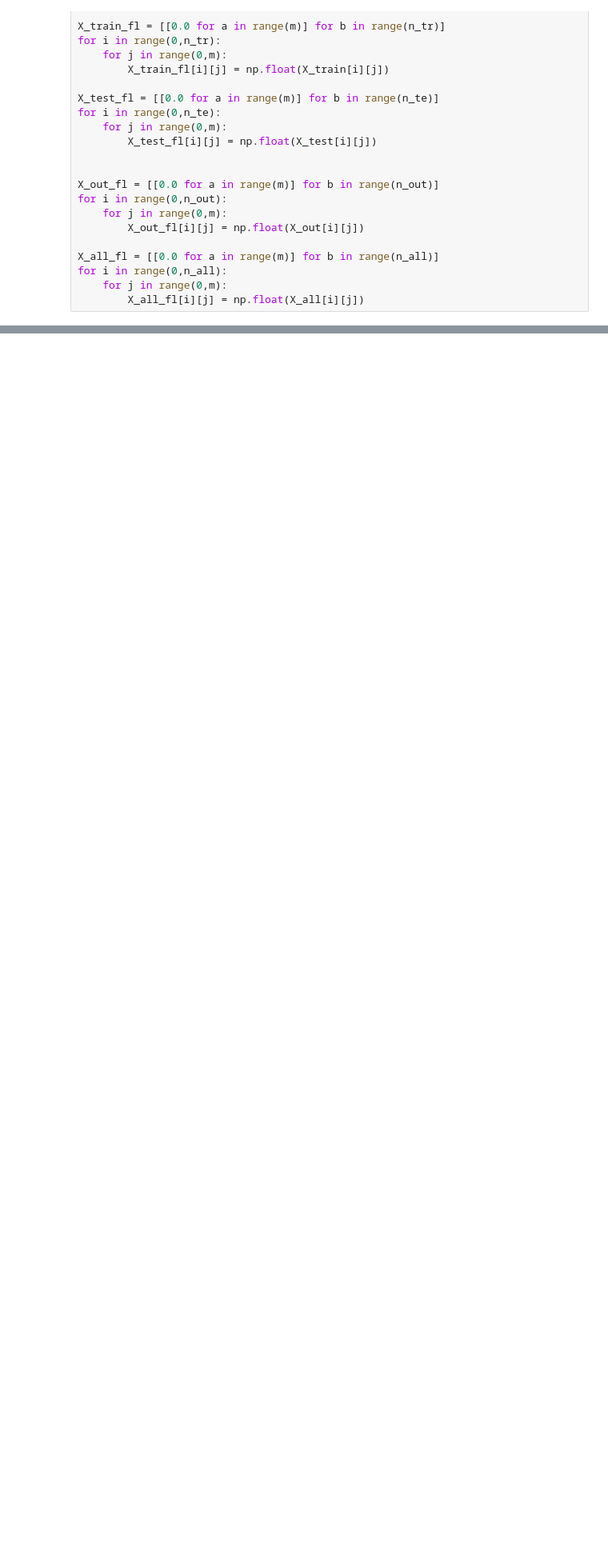
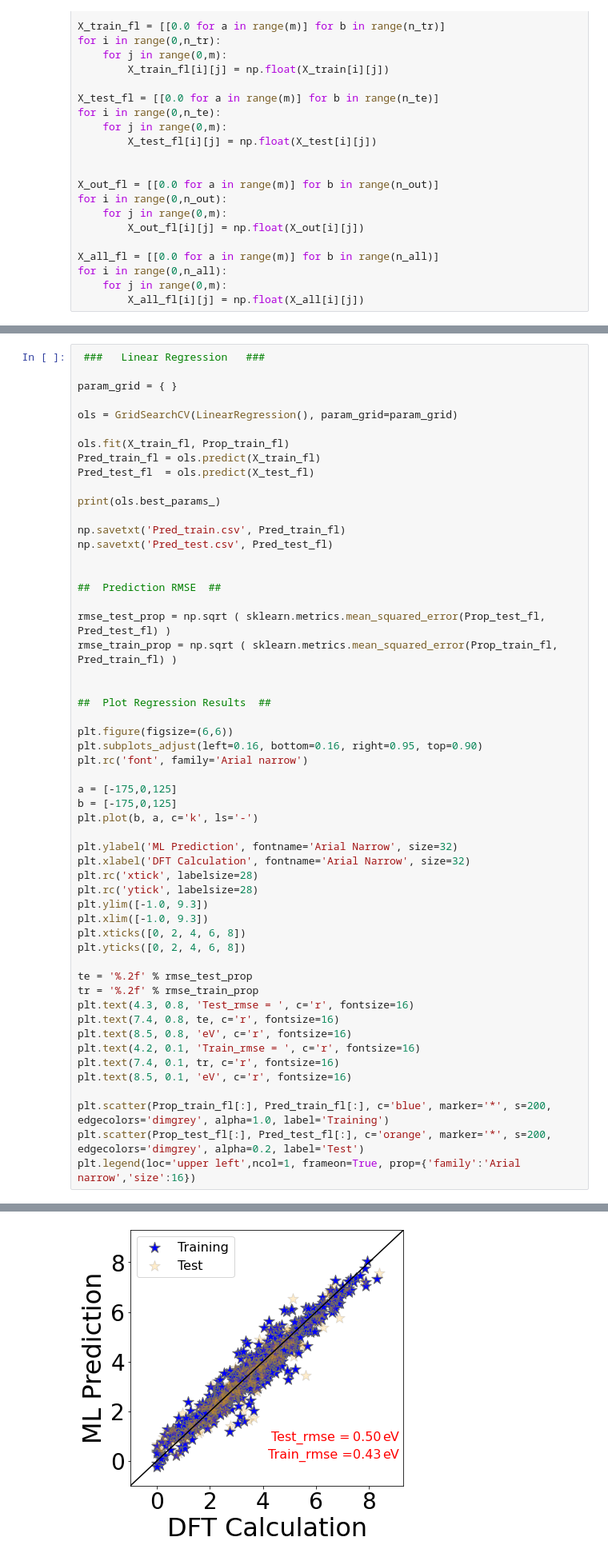
Before and after one commit to AIScienceTutorial/Material_Science, a Jupyter notebook: Formation_Energies/Regression.ipynb, the cells around one changed output, grey strips where cells are left out. Shown at 80% size. Saved outputs shown, nothing was run; the diff lists cells and outputs as text; blank space fills up the shorter version.

```diff
--- a/Formation_Energies/Regression.ipynb
+++ b/Formation_Energies/Regression.ipynb
@@ -221,0 +225,55 @@ for i in range(0,n_all):
+# %%
+ ###   Linear Regression   ###
+
+param_grid = { }
+
+ols = GridSearchCV(LinearRegression(), param_grid=param_grid)
+
+ols.fit(X_train_fl, Prop_train_fl)
+Pred_train_fl = ols.predict(X_train_fl)
+Pred_test_fl  = ols.predict(X_test_fl)
+
+print(ols.best_params_)
+
+np.savetxt('Pred_train.csv', Pred_train_fl)
+np.savetxt('Pred_test.csv', Pred_test_fl)
+
+
+##  Prediction RMSE  ##
+
+rmse_test_prop = np.sqrt ( sklearn.metrics.mean_squared_error(Prop_test_fl, Pred_test_fl) )
+rmse_train_prop = np.sqrt ( sklearn.metrics.mean_squared_error(Prop_train_fl, Pred_train_fl) )
+
+
+##  Plot Regression Results  ##
+
+plt.figure(figsize=(6,6))
+plt.subplots_adjust(left=0.16, bottom=0.16, right=0.95, top=0.90)
+plt.rc('font', family='Arial narrow')
+
+a = [-175,0,125]
+b = [-175,0,125]
+plt.plot(b, a, c='k', ls='-')
+
+plt.ylabel('ML Prediction', fontname='Arial Narrow', size=32)
+plt.xlabel('DFT Calculation', fontname='Arial Narrow', size=32)
+plt.rc('xtick', labelsize=28)
+plt.rc('ytick', labelsize=28)
+plt.ylim([-1.0, 9.3])
+plt.xlim([-1.0, 9.3])
+plt.xticks([0, 2, 4, 6, 8])
+plt.yticks([0, 2, 4, 6, 8])
+
+te = '%.2f' % rmse_test_prop
+tr = '%.2f' % rmse_train_prop
+plt.text(4.3, 0.8, 'Test_rmse = ', c='r', fontsize=16)
+plt.text(7.4, 0.8, te, c='r', fontsize=16)
+plt.text(8.5, 0.8, 'eV', c='r', fontsize=16)
+plt.text(4.2, 0.1, 'Train_rmse = ', c='r', fontsize=16)
+plt.text(7.4, 0.1, tr, c='r', fontsize=16)
+plt.text(8.5, 0.1, 'eV', c='r', fontsize=16)
+
+plt.scatter(Prop_train_fl[:], Pred_train_fl[:], c='blue', marker='*', s=200, edgecolors='dimgrey', alpha=1.0, label='Training')
+plt.scatter(Prop_test_fl[:], Pred_test_fl[:], c='orange', marker='*', s=200, edgecolors='dimgrey', alpha=0.2, label='Test')
+plt.legend(loc='upper left',ncol=1, frameon=True, prop={'family':'Arial narrow','size':16})
+# %% [output]
@@ -222 +282,2 @@ for i in range(0,n_all):
+[figure, added]
 # %% [markdown]
```
Also changed, not shown: parts of 6 cells of this notebook.
